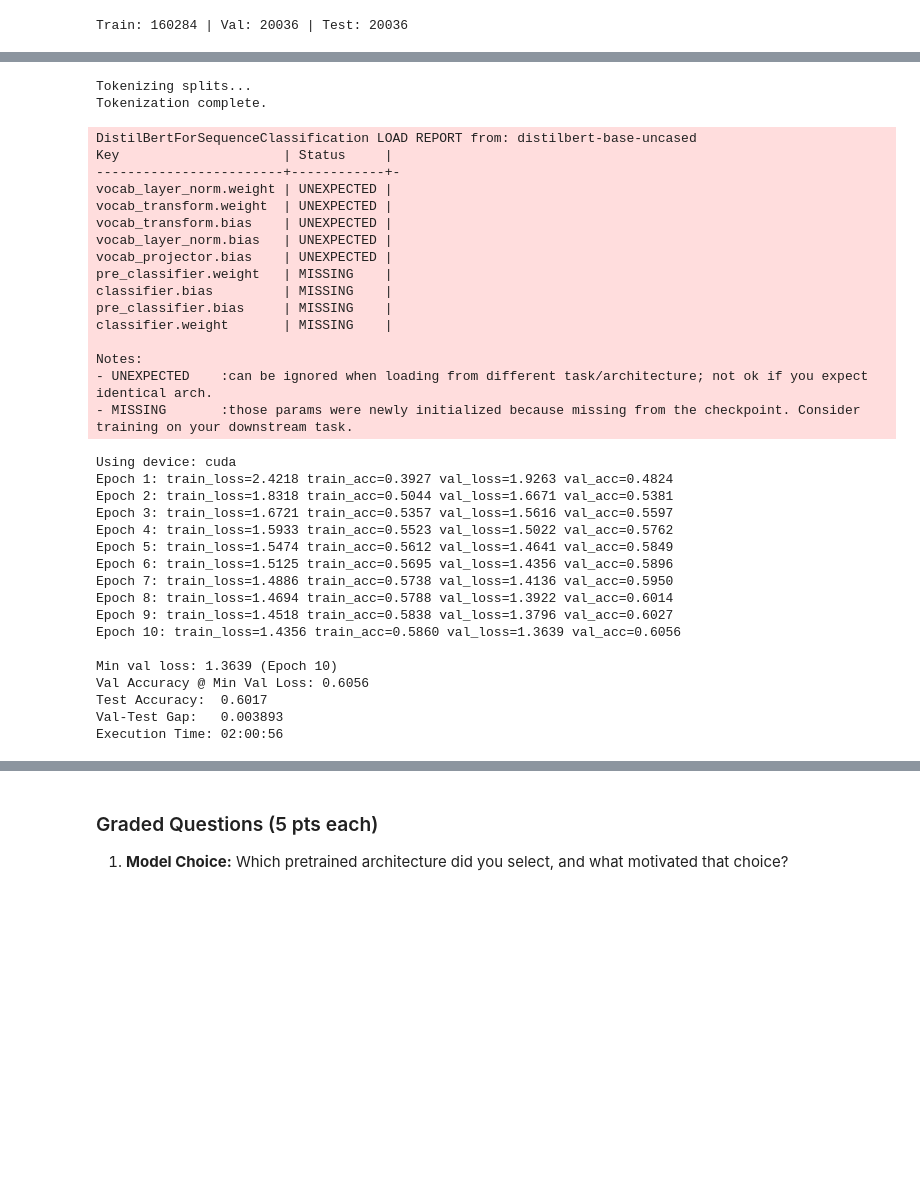
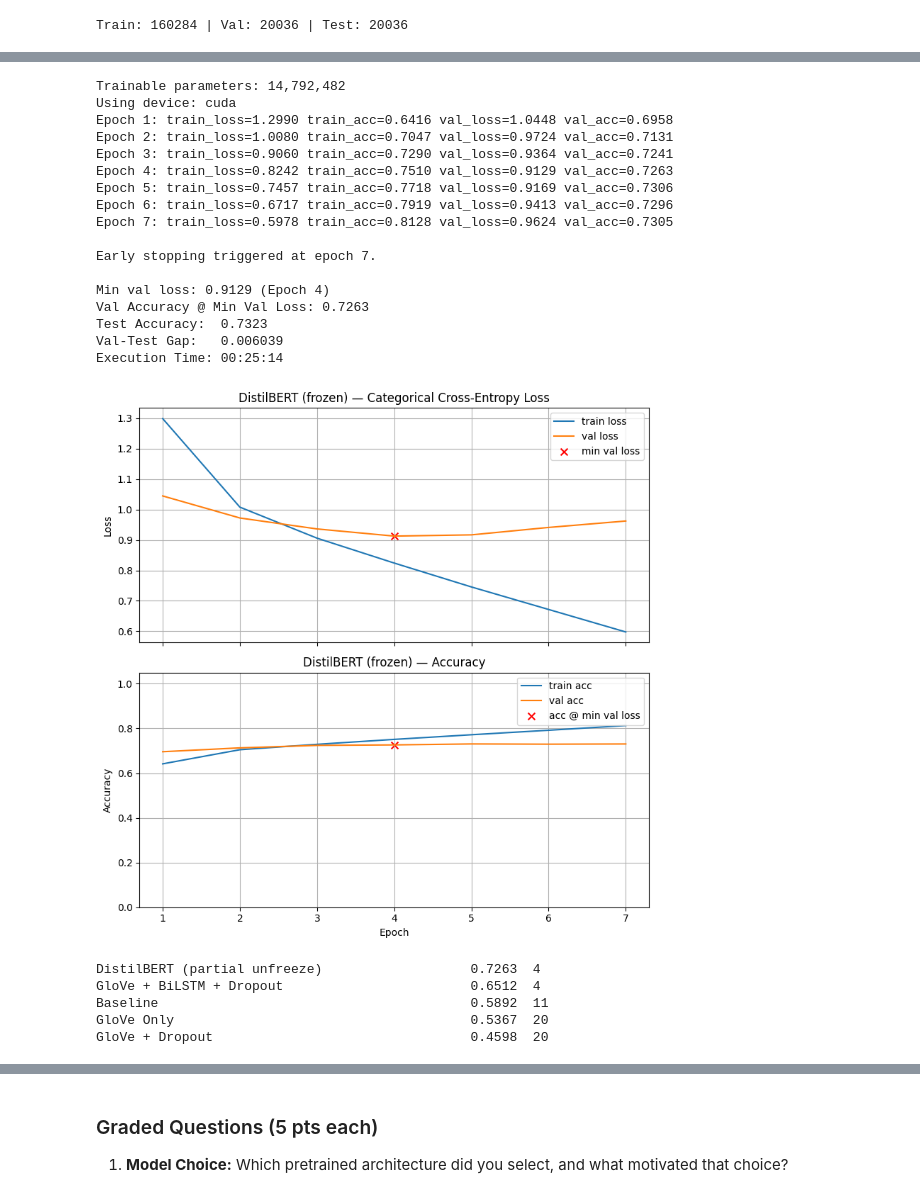
Before and after one commit to tolufas/dx703-team-20-project, a Jupyter notebook: Milestone_02_FINAL.ipynb, the cells around one changed output, grey strips where cells are left out. Cells and saved outputs as stored; diff of their text form; code cells hidden in the pictures; blank space fills up the shorter version.

```diff
--- a/Milestone_02_FINAL.ipynb
+++ b/Milestone_02_FINAL.ipynb
@@ -1286,6 +1352,7 @@ print(f"Train: {len(X_tr_raw)} | Val: {len(X_val_raw)} | Test: {len(X_test_raw)}
 # %% [output]
 Train: 160284 | Val: 20036 | Test: 20036
 # %%
+# [CHANGED] num_labels=NUM_CLASSES; partial unfreeze of last 2 transformer layers
 # ── Problem 4: Pretrained Model – DistilBERT (Transfer Learning) ─────────────
 # PyTorch backend required — TF transformers classes incompatible with this env
 # Strategy: freeze DistilBERT base, train classification head only
@@ -1320,10 +1387,19 @@ test_loader  = DataLoader(test_dataset,  batch_size=32)
 
 # ── 4.5 Load model, freeze base ───────────────────────────────────────────────
 model_bert = AutoModelForSequenceClassification.from_pretrained(
-    "distilbert-base-uncased", num_labels=41)
+    "distilbert-base-uncased", num_labels=NUM_CLASSES)
 
+# [CHANGED] Partial unfreeze: layers 0-3 stay frozen (general language),
+# layers 4 & 5 are unfrozen so the model adapts to HuffPost vocabulary.
 for param in model_bert.distilbert.parameters():
     param.requires_grad = False
+
+for layer in model_bert.distilbert.transformer.layer[-2:]:
+    for param in layer.parameters():
+        param.requires_grad = True
+
+trainable = sum(p.numel() for p in model_bert.parameters() if p.requires_grad)
+print(f"Trainable parameters: {trainable:,}")
 
 device = torch.device("cuda" if torch.cuda.is_available() else "cpu")
 print(f"Using device: {device}")
@@ -1467,10 +1543,10 @@ plt.tight_layout()
 plt.show()
 
 # ── 4.11 Log to results (consistent with train_and_test framework) ────────────
-results["DistilBERT (frozen)"] = (val_acc_at_min_loss, min_val_epoch + 1)
+results["DistilBERT (partial unfreeze)"] = (val_acc_at_min_loss, min_val_epoch + 1)
 
-parameter_settings.setdefault("DistilBERT (frozen)", []).append({
-    "title":                  "DistilBERT (frozen)",
+parameter_settings.setdefault("DistilBERT (partial unfreeze)", []).append({
+    "title":                  "DistilBERT (partial unfreeze)",
     "timestamp":              datetime.now().isoformat(timespec="seconds"),
     "epochs":                 len(val_losses),
     "optimizer":              "Adam",
@@ -1501,35 +1589,23 @@ WARNING:huggingface_hub.utils._http:Warning: You are sending unauthenticated req
-Tokenizing splits...
-Tokenization complete.
+Trainable parameters: 14,792,482
+Using device: cuda
+Epoch 1: train_loss=1.2990 train_acc=0.6416 val_loss=1.0448 val_acc=0.6958
+Epoch 2: train_loss=1.0080 train_acc=0.7047 val_loss=0.9724 val_acc=0.7131
+Epoch 3: train_loss=0.9060 train_acc=0.7290 val_loss=0.9364 val_acc=0.7241
+Epoch 4: train_loss=0.8242 train_acc=0.7510 val_loss=0.9129 val_acc=0.7263
+Epoch 5: train_loss=0.7457 train_acc=0.7718 val_loss=0.9169 val_acc=0.7306
+Epoch 6: train_loss=0.6717 train_acc=0.7919 val_loss=0.9413 val_acc=0.7296
+Epoch 7: train_loss=0.5978 train_acc=0.8128 val_loss=0.9624 val_acc=0.7305
+
+Early stopping triggered at epoch 7.
+
+Min val loss: 0.9129 (Epoch 4)
+Val Accuracy @ Min Val Loss: 0.7263
+Test Accuracy:  0.7323
+Val-Test Gap:   0.006039
+Execution Time: 00:25:14
+[figure, new version]
-DistilBertForSequenceClassification LOAD REPORT from: distilbert-base-uncased
-Key                     | Status     |
-------------------------+------------+-
-vocab_layer_norm.weight | UNEXPECTED |
-vocab_transform.weight  | UNEXPECTED |
-vocab_transform.bias    | UNEXPECTED |
-vocab_layer_norm.bias   | UNEXPECTED |
-vocab_projector.bias    | UNEXPECTED |
-pre_classifier.weight   | MISSING    |
-classifier.bias         | MISSING    |
-pre_classifier.bias     | MISSING    |
-classifier.weight       | MISSING    |
-
-Notes:
-- UNEXPECTED    :can be ignored when loading from different task/architecture; not ok if you expect identical arch.
-- MISSING       :those params were newly initialized because missing from the checkpoint. Consider training on your downstream task.
+DistilBERT (partial unfreeze)                   0.7263  4
+GloVe + BiLSTM + Dropout                        0.6512  4
+Baseline                                        0.5892  11
+GloVe Only                                      0.5367  20
+GloVe + Dropout                                 0.4598  20
-Using device: cuda
-Epoch 1: train_loss=2.4218 train_acc=0.3927 val_loss=1.9263 val_acc=0.4824
-Epoch 2: train_loss=1.8318 train_acc=0.5044 val_loss=1.6671 val_acc=0.5381
-Epoch 3: train_loss=1.6721 train_acc=0.5357 val_loss=1.5616 val_acc=0.5597
-Epoch 4: train_loss=1.5933 train_acc=0.5523 val_loss=1.5022 val_acc=0.5762
-Epoch 5: train_loss=1.5474 train_acc=0.5612 val_loss=1.4641 val_acc=0.5849
-Epoch 6: train_loss=1.5125 train_acc=0.5695 val_loss=1.4356 val_acc=0.5896
-Epoch 7: train_loss=1.4886 train_acc=0.5738 val_loss=1.4136 val_acc=0.5950
-Epoch 8: train_loss=1.4694 train_acc=0.5788 val_loss=1.3922 val_acc=0.6014
-Epoch 9: train_loss=1.4518 train_acc=0.5838 val_loss=1.3796 val_acc=0.6027
-Epoch 10: train_loss=1.4356 train_acc=0.5860 val_loss=1.3639 val_acc=0.6056
-
-Min val loss: 1.3639 (Epoch 10)
-Val Accuracy @ Min Val Loss: 0.6056
-Test Accuracy:  0.6017
-Val-Test Gap:   0.003893
-Execution Time: 02:00:56
```
Also changed, not shown: parts of 31 cells of this notebook.
